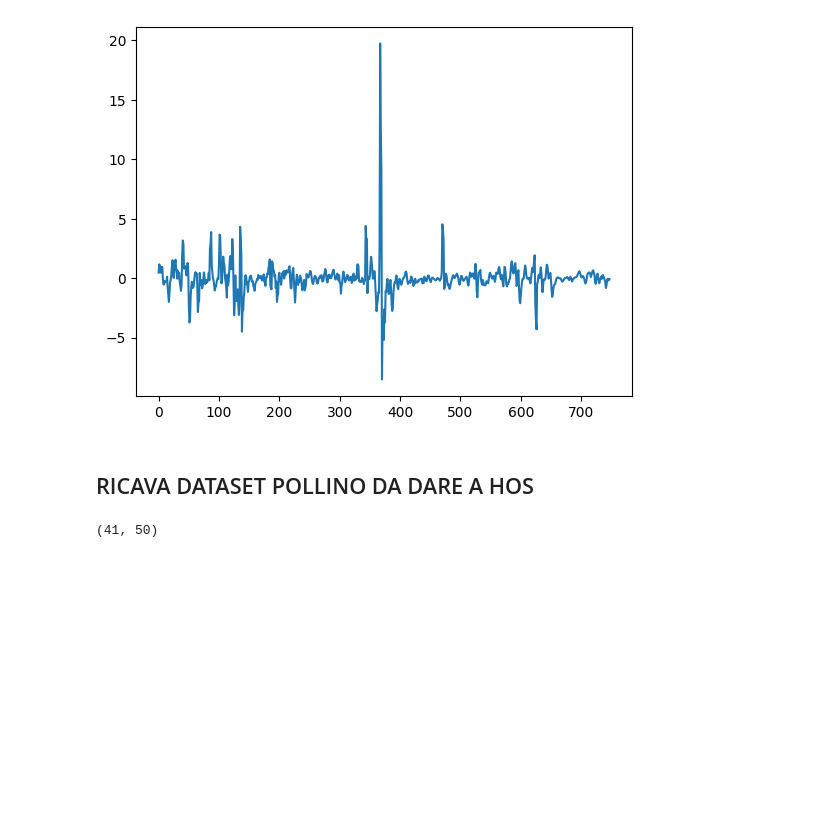
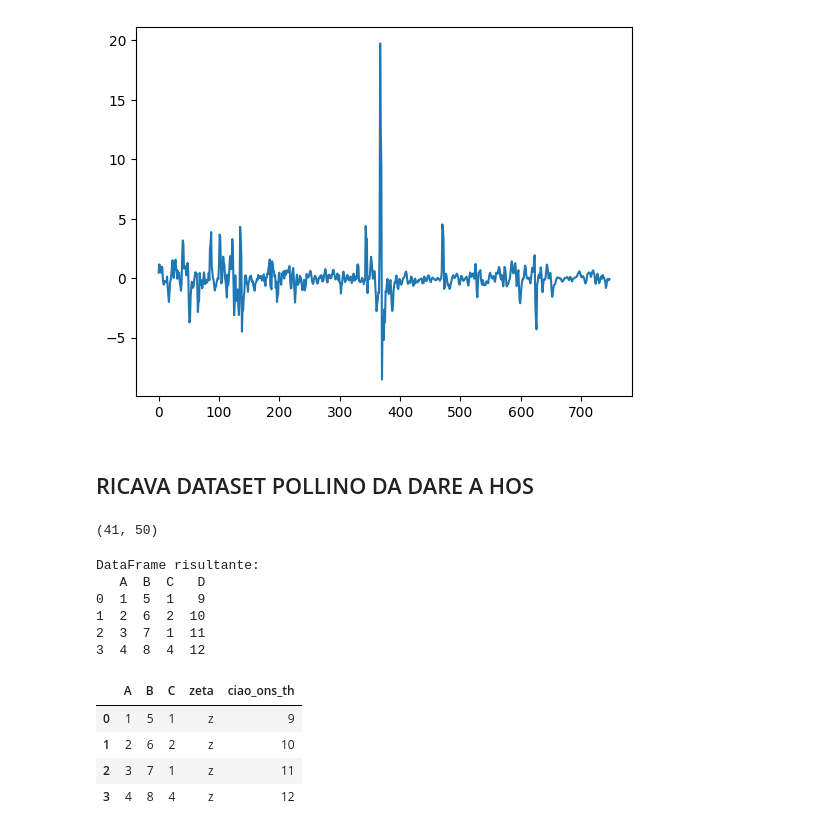
Before and after one commit to Nemenick/primoprogetto, a Jupyter notebook: Codici/_Test.ipynb, the cells around one changed output. Cells and saved outputs as stored; diff of their text form; code cells hidden in the pictures; blank space fills up the shorter version.

```diff
--- a/Codici/_Test.ipynb
+++ b/Codici/_Test.ipynb
@@ -719,3 +719,45 @@ import numpy as np
 sliding_window_view(np.arange(90),(50,),(1,)).shape
 # %% [output]
 (41, 50)
+# %%
+import pandas as pd
+
+# Esempio di utilizzo di pd.concat per unire colonne
+data = {'A': [1, 2, 3, 4],
+        'B': [5, 6, 7, 8],
+        'C': [1, 2, 1, 4]}  # Colonna duplicata
+df = pd.DataFrame(data)
+
+
+# Creare un DataFrame con le nuove colonne
+new_data = {'D': [9, 10, 11, 12]}
+
+# Unire il DataFrame originale con quello contenente le nuove colonne
+df = pd.concat([df, pd.DataFrame.from_dict(new_data)], axis=1)
+
+# Visualizzare il DataFrame risultante
+print("DataFrame risultante:")
+print(df)
+# %% [output]
+DataFrame risultante:
+   A  B  C   D
+0  1  5  1   9
+1  2  6  2  10
+2  3  7  1  11
+3  4  8  4  12
+# %%
+uu = {'A': [1, 2, 3, 4],
+        'B': [5, 6, 7, 8],
+        'C': [1, 2, 1, 4]}
+uu["zeta"] = ['z','z','z','z']
+uu = pd.DataFrame.from_dict(uu)
+string="ciao"
+ons_th = [9, 10, 11, 12]
+uu = pd.concat([uu,pd.DataFrame.from_dict({f"{string}_ons_th":ons_th})], axis=1)
+uu
+# %% [output]
+|  | A | B | C | zeta | ciao_ons_th |
+| 0 | 1 | 5 | 1 | z | 9 |
+| 1 | 2 | 6 | 2 | z | 10 |
+| 2 | 3 | 7 | 1 | z | 11 |
+| 3 | 4 | 8 | 4 | z | 12 |
```
Also changed, not shown: parts of 1 cell of this notebook, 4 other files.
